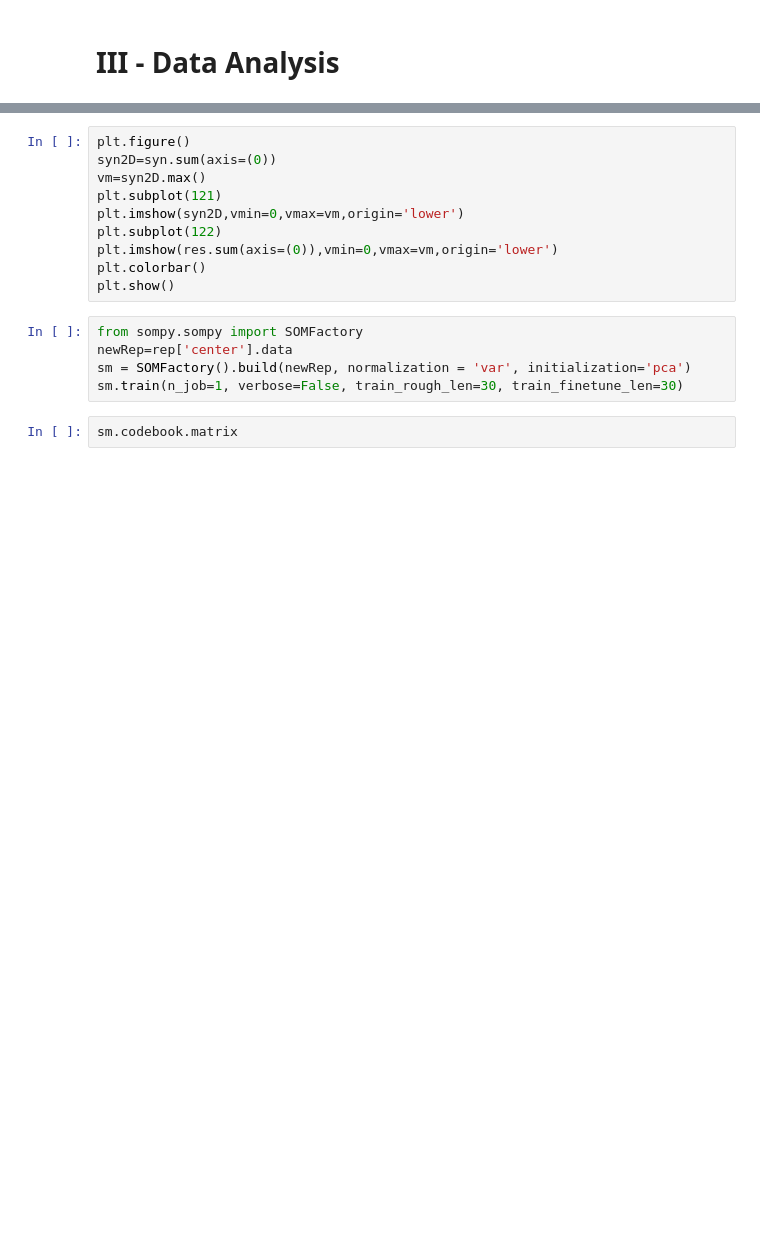
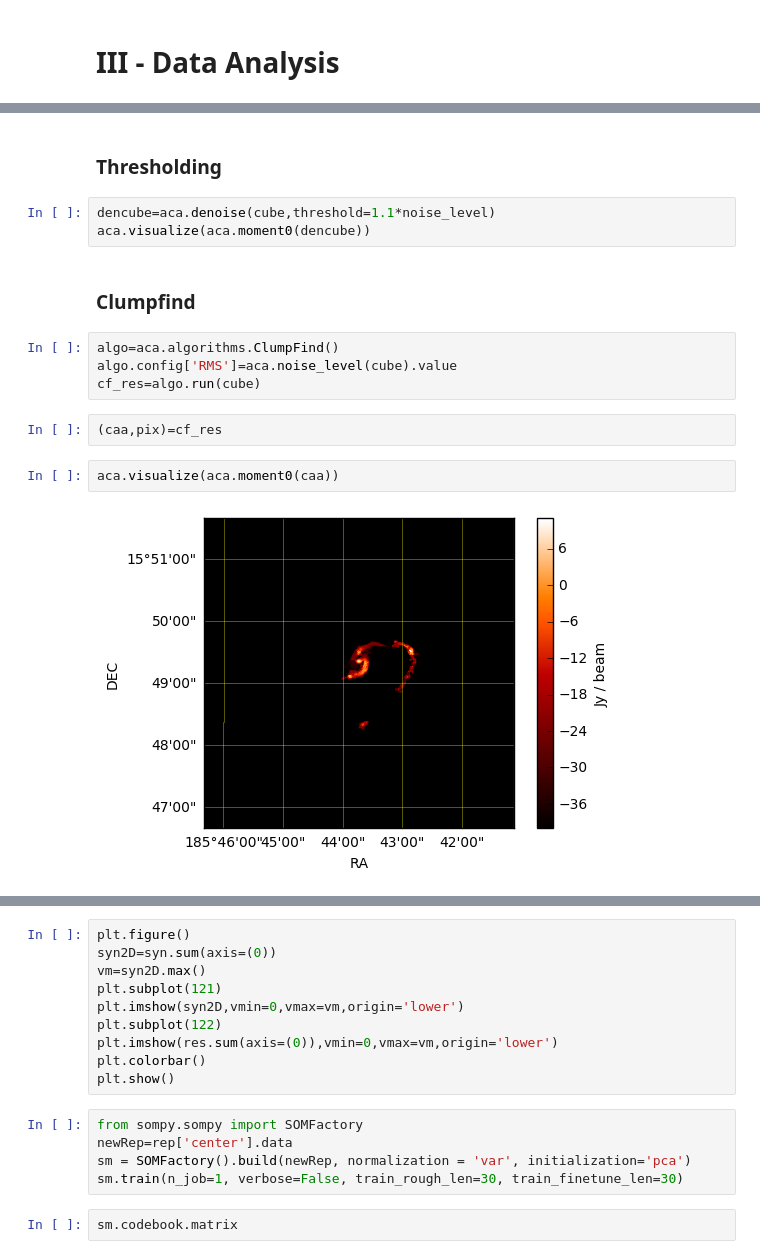
Before and after one commit to ChileanVirtualObservatory/notebooks, a Jupyter notebook: course/III - Data Analysis.ipynb, the cells around one changed output, grey strips where cells are left out. Drawn from its saved outputs; the diff is of its cells as text; blank space fills up the shorter version.

```diff
--- a/course/III - Data Analysis.ipynb
+++ b/course/III - Data Analysis.ipynb
@@ -76,0 +97,17 @@ print(res.size)
+# %% [markdown]
+### Thresholding
+# %%
+dencube=aca.denoise(cube,threshold=1.1*noise_level)
+aca.visualize(aca.moment0(dencube))
+# %% [markdown]
+### Clumpfind
+# %%
+algo=aca.algorithms.ClumpFind()
+algo.config['RMS']=aca.noise_level(cube).value
+cf_res=algo.run(cube)
+# %%
+(caa,pix)=cf_res
+# %%
+aca.visualize(aca.moment0(caa))
+# %% [output]
+[figure, added]
```
Also changed, not shown: parts of 22 cells of this notebook, 2 other files.
